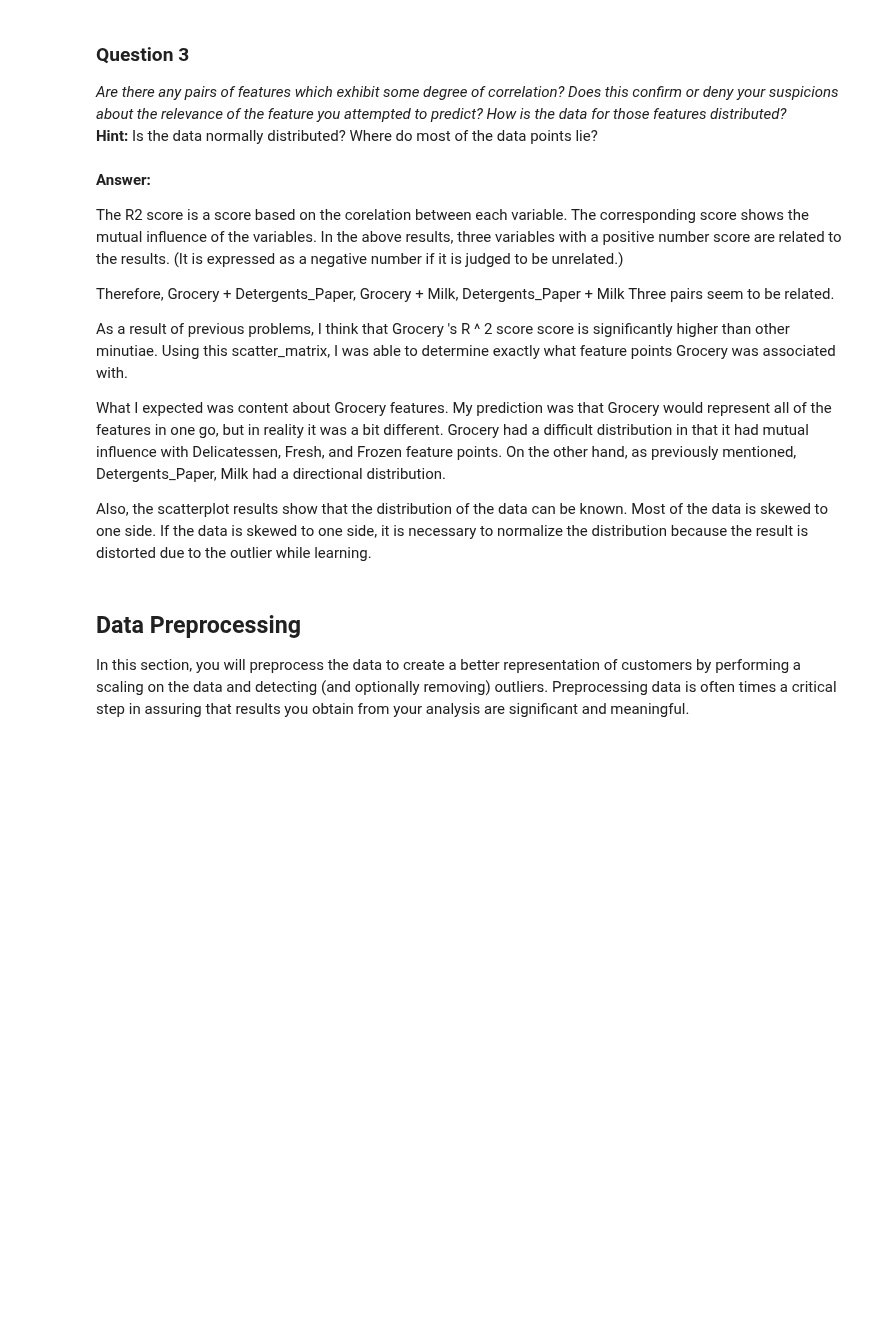
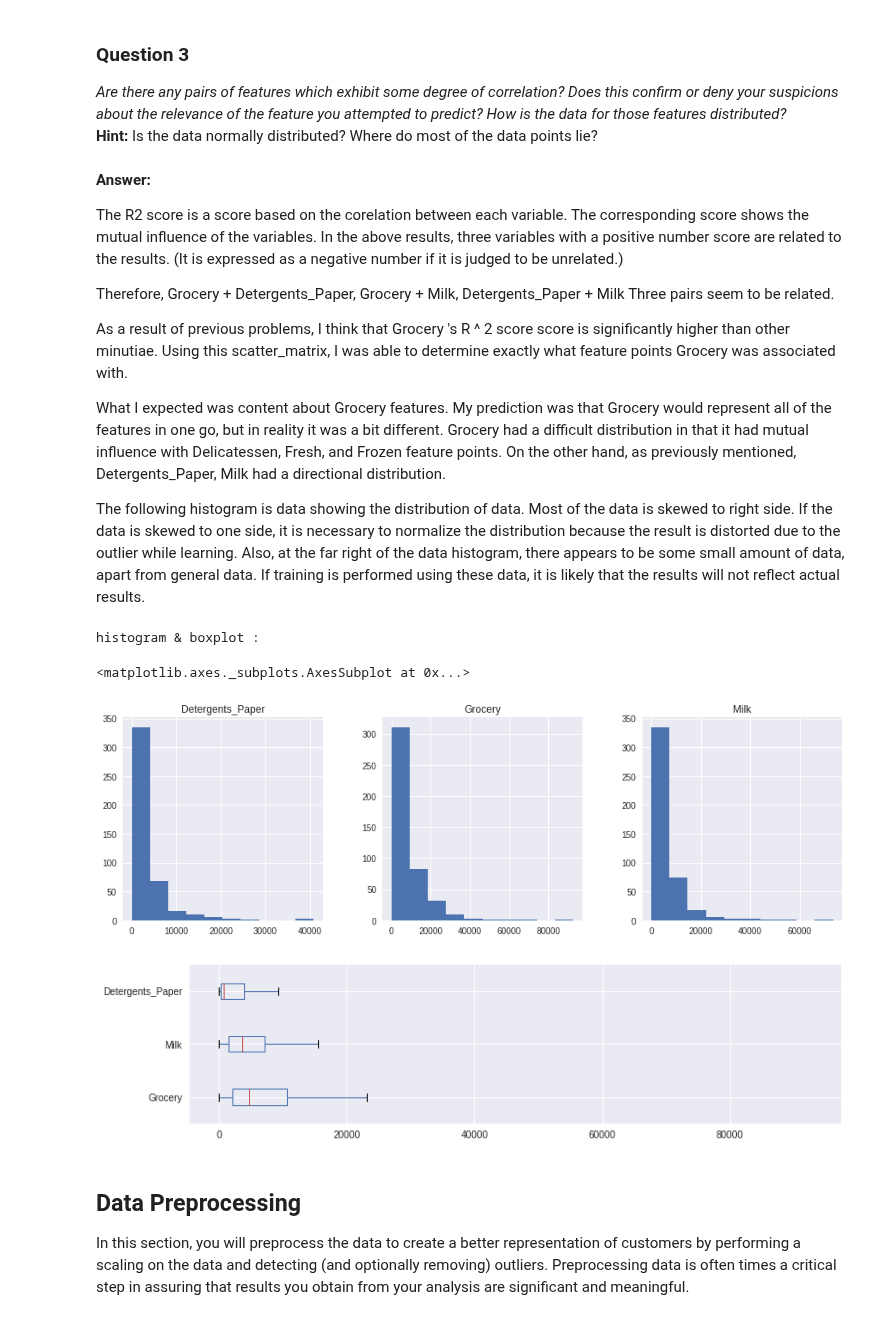
Before and after one commit to ibunny01/MLND, a Jupyter notebook: customer_segments.ipynb, the cells around one changed output. Drawn from its saved outputs; the diff is of its cells as text; code cells hidden in the pictures; blank space fills up the shorter version.

```diff
--- a/customer_segments.ipynb
+++ b/customer_segments.ipynb
@@ -192,7 +195,16 @@ As a result of previous problems, I think that Grocery 's R ^ 2 score score is s
 
 What I expected was content about Grocery features. My prediction was that Grocery would represent all of the features in one go, but in reality it was a bit different. Grocery had a difficult distribution in that it had mutual influence with Delicatessen, Fresh, and Frozen feature points. On the other hand, as previously mentioned, Detergents_Paper, Milk had a directional distribution.
 
-Also, the scatterplot results show that the distribution of the data can be known. Most of the data is skewed to one side. If the data is skewed to one side, it is necessary to normalize the distribution because the result is distorted due to the outlier while learning.
+The following histogram is data showing the distribution of data. Most of the data is skewed to right side. If the data is skewed to one side, it is necessary to normalize the distribution because the result is distorted due to the outlier while learning. Also, at the far right of the data histogram, there appears to be some small amount of data, apart from general data. If training is performed using these data, it is likely that the results will not reflect actual results.
+# %%
+print 'histogram & boxplot : '
+pd.DataFrame(data[['Grocery','Milk','Detergents_Paper']]).hist(figsize=(15,10),layout=(2,3))
+pd.DataFrame(data[['Grocery','Milk','Detergents_Paper']]).plot.box(vert=False, figsize=(12,3))
+# %% [output]
+histogram & boxplot :
+<matplotlib.axes._subplots.AxesSubplot at 0x...>
+[figure, added]
+[figure, added]
 # %% [markdown]
 ## Data Preprocessing
 In this section, you will preprocess the data to create a better representation of customers by performing a scaling on the data and detecting (and optionally removing) outliers. Preprocessing data is often times a critical step in assuring that results you obtain from your analysis are significant and meaningful.
```
Also changed, not shown: parts of 23 cells of this notebook, 1 other file.
